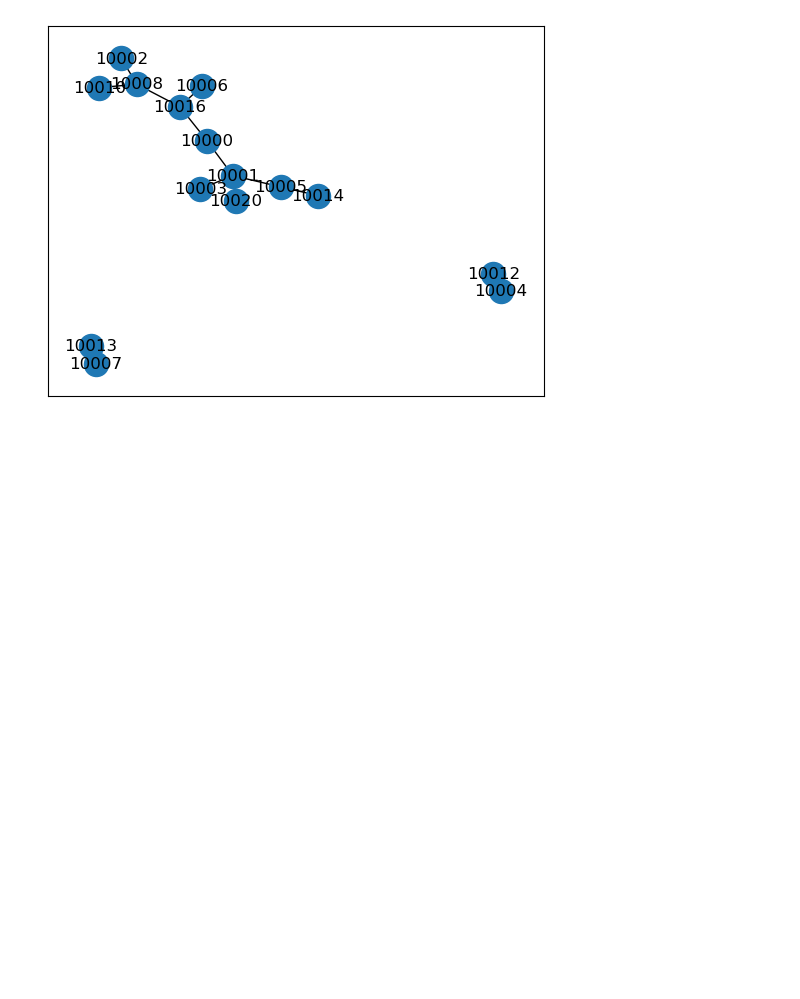
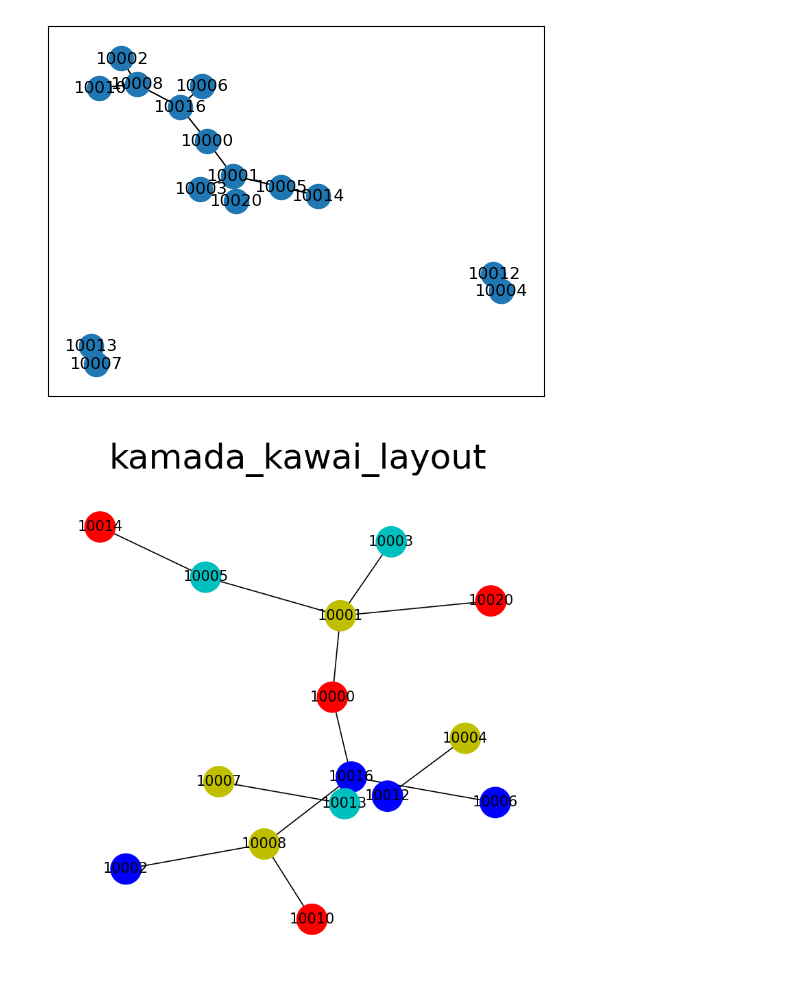
Before and after one commit to dearzhu/Risk_control, a Jupyter notebook: goutu/A_无需构图.ipynb, the cells around one changed output. Drawn from its saved outputs; the diff is of its cells as text; code cells hidden in the pictures; blank space fills up the shorter version.

```diff
--- a/goutu/A_无需构图.ipynb
+++ b/goutu/A_无需构图.ipynb
@@ -65,3 +65,23 @@ for num in range(len(da)):
 nx.draw_networkx(G)
 # %% [output]
 [figure]
+# %%
+#显示该graph-kamada_kawai_layout 设置图片的大小，想要清晰的可以设置的大点
+plt.figure(figsize=(3,3),dpi=300)
+
+colors = ['r','b','y','c']*5
+colors = colors[0:len(G.nodes())]
+
+nx.draw_networkx(G,
+                 pos = nx.kamada_kawai_layout(G),
+                 node_color = colors,
+                 node_size=100,
+                 font_size=5,
+                 width=0.4,
+                 alpha=1
+                 )
+plt.title("kamada_kawai_layout")
+plt.axis('off')
+plt.show()
+# %% [output]
+[figure, added]
```
Also changed, not shown: parts of 6 cells of this notebook, 5 other files.
